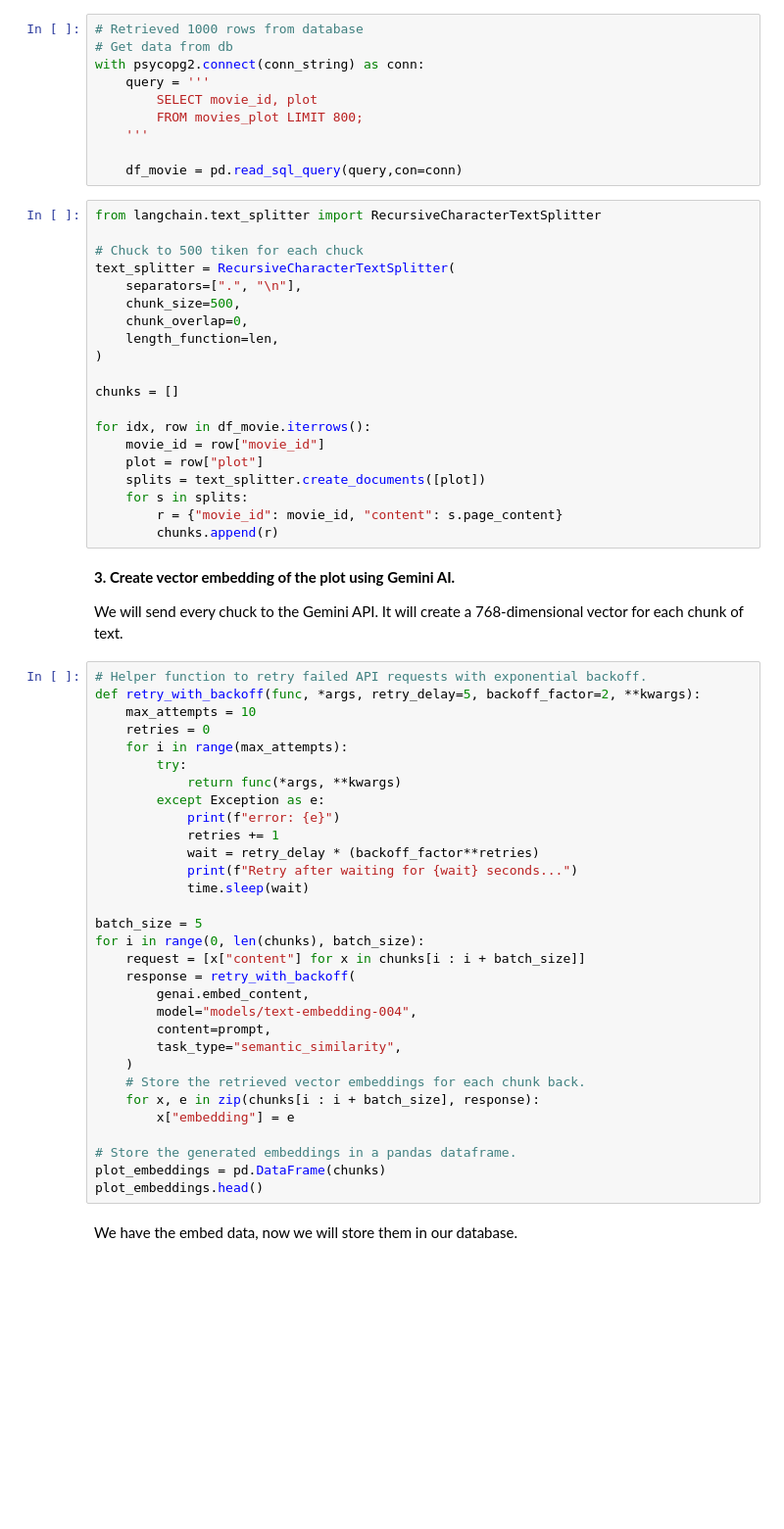
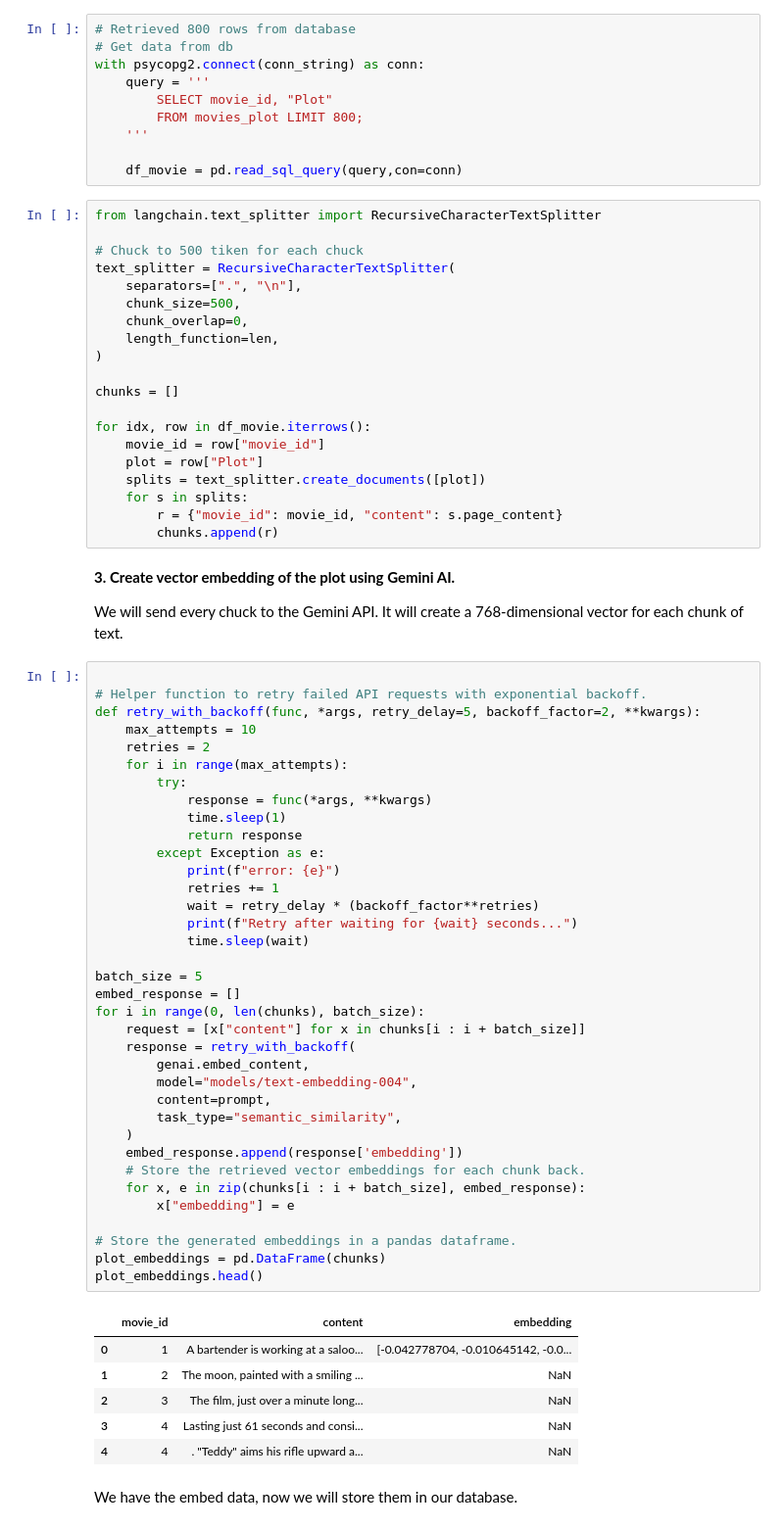
Before and after one commit to Shanssea/pgvector_demo, a Jupyter notebook: similar_movies.ipynb, the cells around one changed output. Shown at 98% size. Saved outputs shown, nothing was run; the diff lists cells and outputs as text; blank space fills up the shorter version.

```diff
--- a/similar_movies.ipynb
+++ b/similar_movies.ipynb
@@ -474,11 +485,11 @@ We will only generate vector embedding for movie's plot. The text is a bit long
 
 Please notice at the moment, Gemini API free tier for model text embedding 004 has limit 1500 request per minutes. Our dataset has 35000 row, it is far over the limit. So we will only send about 800 row to the API.
 # %%
-# Retrieved 1000 rows from database
+# Retrieved 800 rows from database
 # Get data from db
 with psycopg2.connect(conn_string) as conn:
     query = '''
-        SELECT movie_id, plot
+        SELECT movie_id, "Plot"
         FROM movies_plot LIMIT 800;
     '''
 
@@ -498,7 +509,7 @@ chunks = []
 
 for idx, row in df_movie.iterrows():
     movie_id = row["movie_id"]
-    plot = row["plot"]
+    plot = row["Plot"]
     splits = text_splitter.create_documents([plot])
     for s in splits:
         r = {"movie_id": movie_id, "content": s.page_content}
@@ -508,36 +519,48 @@ for idx, row in df_movie.iterrows():
 
 We will send every chuck to the Gemini API. It will create a 768-dimensional vector for each chunk of text.
 # %%
+
 # Helper function to retry failed API requests with exponential backoff.
 def retry_with_backoff(func, *args, retry_delay=5, backoff_factor=2, **kwargs):
     max_attempts = 10
-    retries = 0
+    retries = 2
     for i in range(max_attempts):
         try:
-            return func(*args, **kwargs)
+            response = func(*args, **kwargs)
+            time.sleep(1)
+            return response
         except Exception as e:
             print(f"error: {e}")
             retries += 1
             wait = retry_delay * (backoff_factor**retries)
             print(f"Retry after waiting for {wait} seconds...")
             time.sleep(wait)
 
 batch_size = 5
+embed_response = []
 for i in range(0, len(chunks), batch_size):
     request = [x["content"] for x in chunks[i : i + batch_size]]
     response = retry_with_backoff(
         genai.embed_content,
         model="models/text-embedding-004",
         content=prompt,
         task_type="semantic_similarity",
     )
+    embed_response.append(response['embedding'])
     # Store the retrieved vector embeddings for each chunk back.
-    for x, e in zip(chunks[i : i + batch_size], response):
+    for x, e in zip(chunks[i : i + batch_size], embed_response):
         x["embedding"] = e
 
 # Store the generated embeddings in a pandas dataframe.
 plot_embeddings = pd.DataFrame(chunks)
 plot_embeddings.head()
+# %% [output]
+|  | movie_id | content | embedding |
+| 0 | 1 | A bartender is working at a saloo... | [-0.042778704, -0.010645142, -0.0... |
+| 1 | 2 | The moon, painted with a smiling ... | NaN |
+| 2 | 3 | The film, just over a minute long... | NaN |
+| 3 | 4 | Lasting just 61 seconds and consi... | NaN |
+| 4 | 4 | . "Teddy" aims his rifle upward a... | NaN |
 # %% [markdown]
 We have the embed data, now we will store them in our database.
 # %%
```
Also changed, not shown: parts of 9 cells of this notebook.
